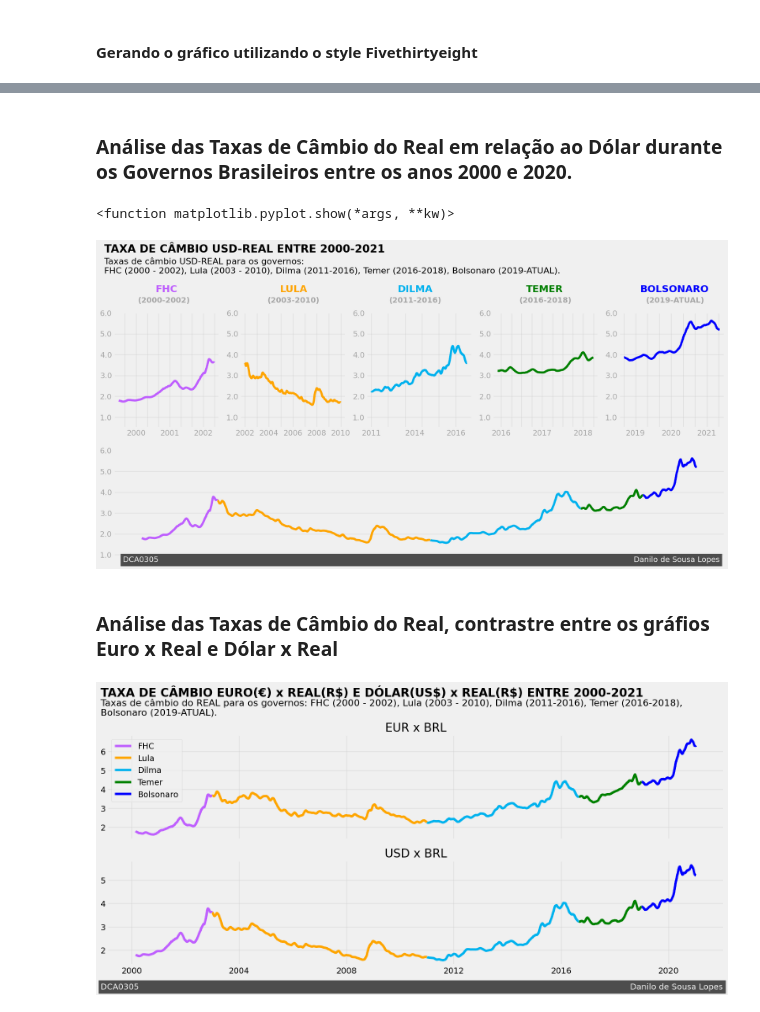
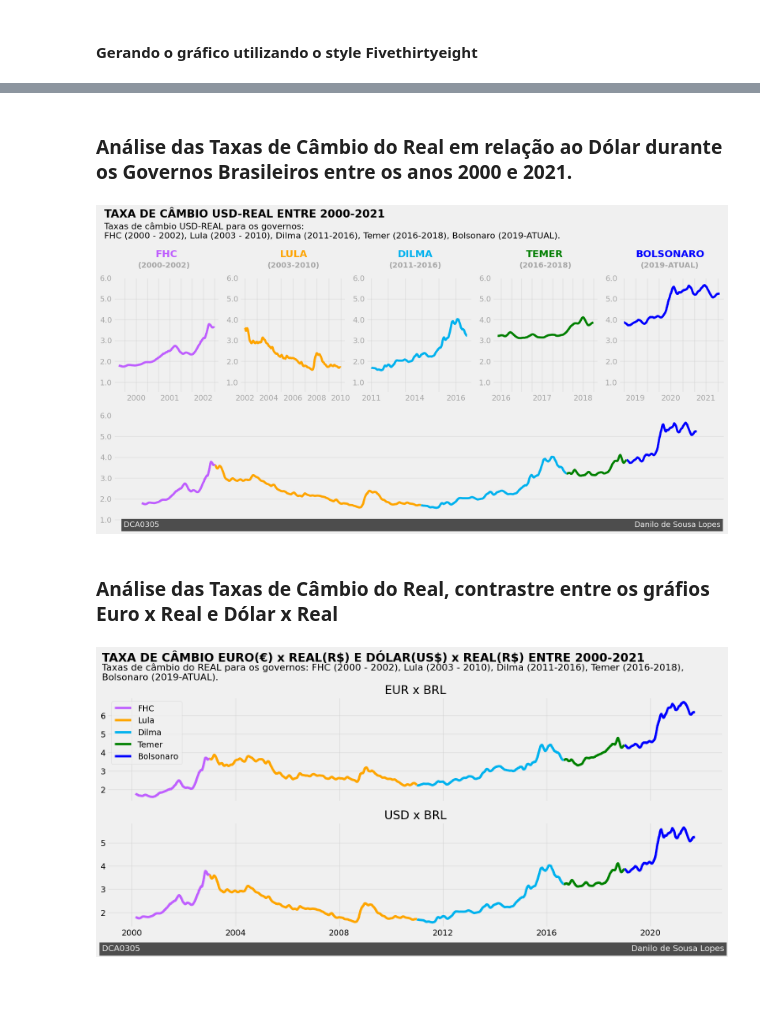
Before and after one commit to danilosl/Learning-MLOps, a Jupyter notebook: Storytelling Data Visualization on Exchange Rates/exchange_rates.ipynb, the cells around one changed output, grey strips where cells are left out. Cells and saved outputs as stored; diff of their text form; code cells hidden in the pictures; blank space fills up the shorter version.

```diff
--- a/Storytelling Data Visualization on Exchange Rates/exchange_rates.ipynb
+++ b/Storytelling Data Visualization on Exchange Rates/exchange_rates.ipynb
@@ -337,15 +296,18 @@ plt.show()
+# %%
+exchange_rates_to_real['rolling_mean_euro'] = calc_rolling_mean(exchange_rates_to_real['Euro'], 30)
+exchange_rates_to_real['rolling_mean_dollar'] = calc_rolling_mean(exchange_rates_to_real['US_dollar'], 30)
 # %% [markdown]
 ### Análise das Taxas de Câmbio do Real em relação ao Euro durante os Governos Brasileiros entre os anos 2000 e 2021.
 # %%
-# separando as taxas de câmbio do euro x real e dollar x real por governos.
+# separando as taxas de câmbio do real x euro por governos.
 fhc = exchange_rates_to_real.copy()[exchange_rates_to_real['Time'].dt.year < 2003]
 lula = exchange_rates_to_real.copy()[(exchange_rates_to_real['Time'].dt.year >= 2003)
                              &(exchange_rates_to_real['Time'].dt.year < 2011)]
-dilma = exchange_rates_to_real()[(exchange_rates_to_real['Time'].dt.year >= 2011)
+dilma = exchange_rates_to_real.copy()[(exchange_rates_to_real['Time'].dt.year >= 2011)
                              &(exchange_rates_to_real['Time'] < '2016-08-31')]
-temer = exchange_rates_to_real()[(exchange_rates_to_real['Time'] >= '2016-08-31')
+temer = exchange_rates_to_real.copy()[(exchange_rates_to_real['Time'] >= '2016-08-31')
                              &(exchange_rates_to_real['Time'].dt.year < 2019)]
-bolsonaro = exchange_rates_to_real()[(exchange_rates_to_real['Time'].dt.year >= 2019)]
+bolsonaro = exchange_rates_to_real.copy()[(exchange_rates_to_real['Time'].dt.year >= 2019)]
 # %% [markdown]
 #### Gerando o gráfico utilizando o style Fivethirtyeight
 # %%
@@ -429,2 +390,2 @@ plt.show()
 # %% [markdown]
-### Análise das Taxas de Câmbio do Real em relação ao Dólar durante os Governos Brasileiros entre os anos 2000 e 2020.
+### Análise das Taxas de Câmbio do Real em relação ao Dólar durante os Governos Brasileiros entre os anos 2000 e 2021.
@@ -459,13 +410,13 @@ for ax in axes:
     ax.grid(alpha=0.5)
 
 # gráfico ax1: fhc
-ax1.plot(fhc2['Time'], fhc2['rolling_mean'], color='#BF5FFF')
+ax1.plot(fhc['Time'], fhc['rolling_mean_dollar'], color='#BF5FFF')
 ax1.set_xticklabels(['', '2000', '', '', '2001','','', '2002',''], alpha=0.3)
 ax1.text(730576.0, 7.0, 'FHC', fontsize=18, weight='bold', color='#BF5FFF')
 ax1.text(730380.0, 6.5, '(2000-2002)', weight='bold', alpha=0.3)
 
 # gráfico ax2: lula
-ax2.plot(lula2['Time'], lula2['rolling_mean'], color='#ffa500')
+ax2.plot(lula['Time'], lula['rolling_mean_dollar'], color='#ffa500')
 ax2.set_xticklabels(['', '2002', '', '2004', '', '2006', '',
                      '2008', '', '2010'],
                    alpha=0.3)
@@ -473,29 +424,29 @@ ax2.text(732288.0, 7.0, 'LULA', fontsize=18, weight='bold', color='#ffa500')
 ax2.text(731900.0, 6.5, '(2003-2010)', weight='bold', alpha=0.3)
 
 # gráfico ax3: dilma
-ax3.plot(dilma['Time'], dilma['rolling_mean'], color='#00B2EE')
+ax3.plot(dilma['Time'], dilma['rolling_mean_dollar'], color='#00B2EE')
 ax3.set_xticklabels(['', '2011', '','        2014', '', '', '2016'], alpha=0.3)
 ax3.text(734705.0, 7.0, 'DILMA', fontsize=18, weight='bold', color='#00B2EE')
 ax3.text(734518.0, 6.5, '(2011-2016)', weight='bold', alpha=0.3)
 
 # gráfico ax4: temer
-ax4.plot(temer2['Time'], temer2['rolling_mean'], color='g')
+ax4.plot(temer['Time'], temer['rolling_mean_dollar'], color='g')
 ax4.set_xticklabels(['2016', '', '', '', '2017', '', '', '','2018'], alpha=0.3)
 ax4.text(736460.0, 7.0, 'TEMER', fontsize=18, weight='bold', color='g')
 ax4.text(736400.0, 6.5, '(2016-2018)', weight='bold', alpha=0.3)
 
 # gráfico ax5: bolsonaro
-ax5.plot(bolsonaro2['Time'], bolsonaro2['rolling_mean'], color='b')
+ax5.plot(bolsonaro['Time'], bolsonaro['rolling_mean_dollar'], color='b')
 ax5.set_xticklabels(['', '2019', '','', '2020', '','','2021', ''], alpha=0.3)
 ax5.text(737185.0, 7.0, 'BOLSONARO', fontsize=18, weight='bold', color='b')
 ax5.text(737230.0, 6.5, '(2019-ATUAL)', weight='bold', alpha=0.3)
 
 # gráfico dos presidentes
-ax6.plot(fhc2['Time'], fhc2['rolling_mean'], color='#BF5FFF')
-ax6.plot(lula2['Time'], lula2['rolling_mean'], color='#ffa500')
-ax6.plot(dilma2['Time'], dilma2['rolling_mean'], color='#00B2EE')
-ax6.plot(temer2['Time'], temer2['rolling_mean'], color='g')
-ax6.plot(bolsonaro2['Time'], bolsonaro2['rolling_mean'], color='b')
+ax6.plot(fhc['Time'], fhc['rolling_mean_dollar'], color='#BF5FFF')
+ax6.plot(lula['Time'], lula['rolling_mean_dollar'], color='#ffa500')
+ax6.plot(dilma['Time'], dilma['rolling_mean_dollar'], color='#00B2EE')
+ax6.plot(temer['Time'], temer['rolling_mean_dollar'], color='g')
+ax6.plot(bolsonaro['Time'], bolsonaro['rolling_mean_dollar'], color='b')
 ax6.grid(alpha=0.5)
 ax6.set_xticks([])
 
@@ -509,47 +460,45 @@ FHC (2000 - 2002), Lula (2003 - 2010), Dilma (2011-2016), Temer (2016-2018), Bol
 ax6.text(729916.0, 0.65, 'DCA0305' + ' '*195 + 'Danilo de Sousa Lopes',
         color = '#f0f0f0', backgroundcolor = '#4d4d4d',size=14)
 plt.savefig("dollar_to_real.png")
-plt.show
 # %% [output]
-<function matplotlib.pyplot.show(*args, **kw)>
-[figure, old version]
+[figure, new version]
 # %% [markdown]
 ### Análise das Taxas de Câmbio do Real, contrastre entre os gráfios Euro x Real e Dólar x Real
 # %%
 # definindo as propriedades da figura
 fig, (ax1, ax2) = plt.subplots(2, sharex=True, figsize = (16,8))
 
 # adicionando o título e subtitulo ao gráfico
 ax1.text(729700.0, 8.9, 'TAXA DE CÂMBIO EURO(€) x REAL(R$) E DÓLAR(US$) x REAL(R$) ENTRE 2000-2021',
          fontsize=20, weight='bold')
 ax1.text(729700.0, 7.9, '''Taxas de câmbio do REAL para os governos: FHC (2000 - 2002), Lula (2003 - 2010), Dilma (2011-2016), Temer (2016-2018),
 Bolsonaro (2019-ATUAL).''',fontsize=16)
 
 # gráfico real x euro
-ax1.plot(fhc['Time'], fhc['rolling_mean'], color='#BF5FFF', label="FHC")
-ax1.plot(lula['Time'], lula['rolling_mean'], color='#ffa500', label="Lula")
-ax1.plot(dilma['Time'], dilma['rolling_mean'], color='#00B2EE', label="Dilma")
-ax1.plot(temer['Time'], temer['rolling_mean'], color='g', label="Temer")
-ax1.plot(bolsonaro['Time'], bolsonaro['rolling_mean'], color='b', label="Bolsonaro")
+ax1.plot(fhc['Time'], fhc['rolling_mean_euro'], color='#BF5FFF', label="FHC")
+ax1.plot(lula['Time'], lula['rolling_mean_euro'], color='#ffa500', label="Lula")
+ax1.plot(dilma['Time'], dilma['rolling_mean_euro'], color='#00B2EE', label="Dilma")
+ax1.plot(temer['Time'], temer['rolling_mean_euro'], color='g', label="Temer")
+ax1.plot(bolsonaro['Time'], bolsonaro['rolling_mean_euro'], color='b', label="Bolsonaro")
 ax1.set_title('EUR x BRL')
 ax1.grid(alpha=0.5)
 ax1.legend()
 
 # gráfico real x dólar
-ax2.plot(fhc2['Time'], fhc2['rolling_mean'], color='#BF5FFF')
-ax2.plot(lula2['Time'], lula2['rolling_mean'], color='#ffa500')
-ax2.plot(dilma2['Time'], dilma2['rolling_mean'], color='#00B2EE')
-ax2.plot(temer2['Time'], temer2['rolling_mean'], color='g')
-ax2.plot(bolsonaro2['Time'], bolsonaro2['rolling_mean'], color='b')
+ax2.plot(fhc['Time'], fhc['rolling_mean_dollar'], color='#BF5FFF')
+ax2.plot(lula['Time'], lula['rolling_mean_dollar'], color='#ffa500')
+ax2.plot(dilma['Time'], dilma['rolling_mean_dollar'], color='#00B2EE')
+ax2.plot(temer['Time'], temer['rolling_mean_dollar'], color='g')
+ax2.plot(bolsonaro['Time'], bolsonaro['rolling_mean_dollar'], color='b')
 ax2.set_title('USD x BRL')
 ax2.grid(alpha=0.5)
 
 # adicionando assinatura
 ax2.text(729700.0, 0.33, 'DCA0305' + ' '*187 + 'Danilo de Sousa Lopes',
         color = '#f0f0f0', backgroundcolor = '#4d4d4d',size=14)
 plt.savefig("euro_dollar_to_real.png")
 plt.tight_layout()
 plt.subplots_adjust(top=0.8, wspace=0.3)
 plt.show()
 # %% [output]
-[figure, old version]
+[figure, new version]
```
Also changed, not shown: parts of 14 cells of this notebook, 8 other files.
